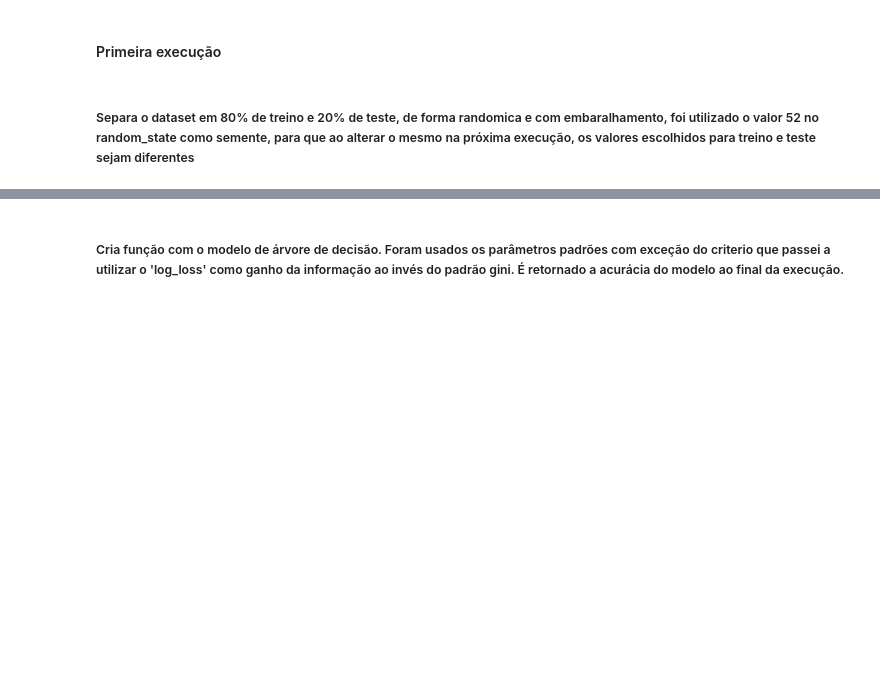
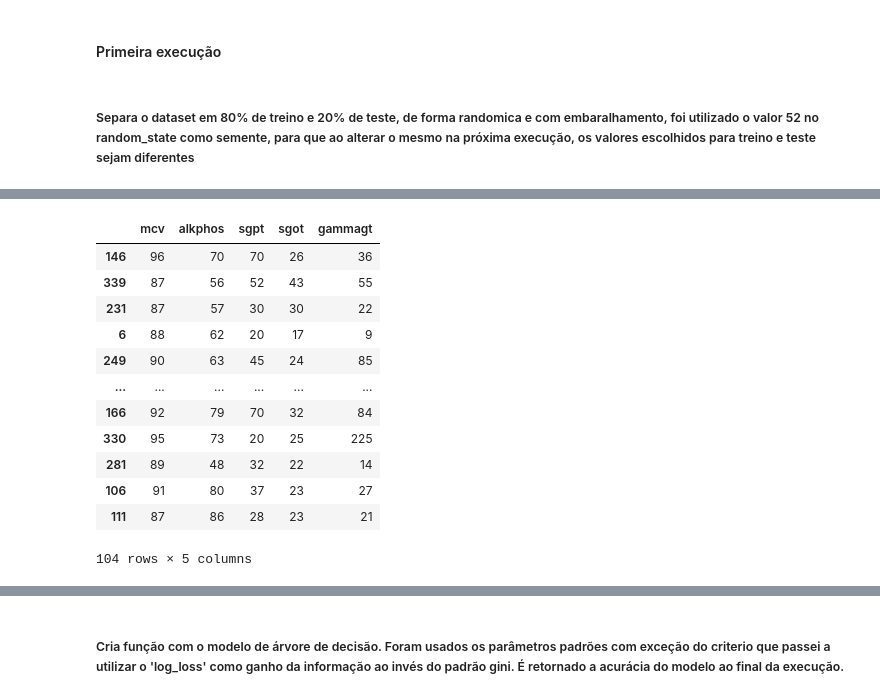
Before and after one commit to deiveleal/data, a Jupyter notebook: mestrado/ft105/classificacao/ClassificationNaiveBayesKNNEnsemble.ipynb, the cells around one changed output, grey strips where cells are left out. Cells and saved outputs as stored; diff of their text form; code cells hidden in the pictures; blank space fills up the shorter version.

```diff
--- a/mestrado/ft105/classificacao/ClassificationNaiveBayesKNNEnsemble.ipynb
+++ b/mestrado/ft105/classificacao/ClassificationNaiveBayesKNNEnsemble.ipynb
@@ -140 +140,17 @@ X_train
 241 rows × 5 columns
+# %%
+X_test
+# %% [output]
+|  | mcv | alkphos | sgpt | sgot | gammagt |
+| 146 | 96 | 70 | 70 | 26 | 36 |
+| 339 | 87 | 56 | 52 | 43 | 55 |
+| 231 | 87 | 57 | 30 | 30 | 22 |
+| 6 | 88 | 62 | 20 | 17 | 9 |
+| 249 | 90 | 63 | 45 | 24 | 85 |
+| ... | ... | ... | ... | ... | ... |
+| 166 | 92 | 79 | 70 | 32 | 84 |
+| 330 | 95 | 73 | 20 | 25 | 225 |
+| 281 | 89 | 48 | 32 | 22 | 14 |
+| 106 | 91 | 80 | 37 | 23 | 27 |
+| 111 | 87 | 86 | 28 | 23 | 21 |
+104 rows × 5 columns
```
Also changed, not shown: parts of 15 cells of this notebook.
